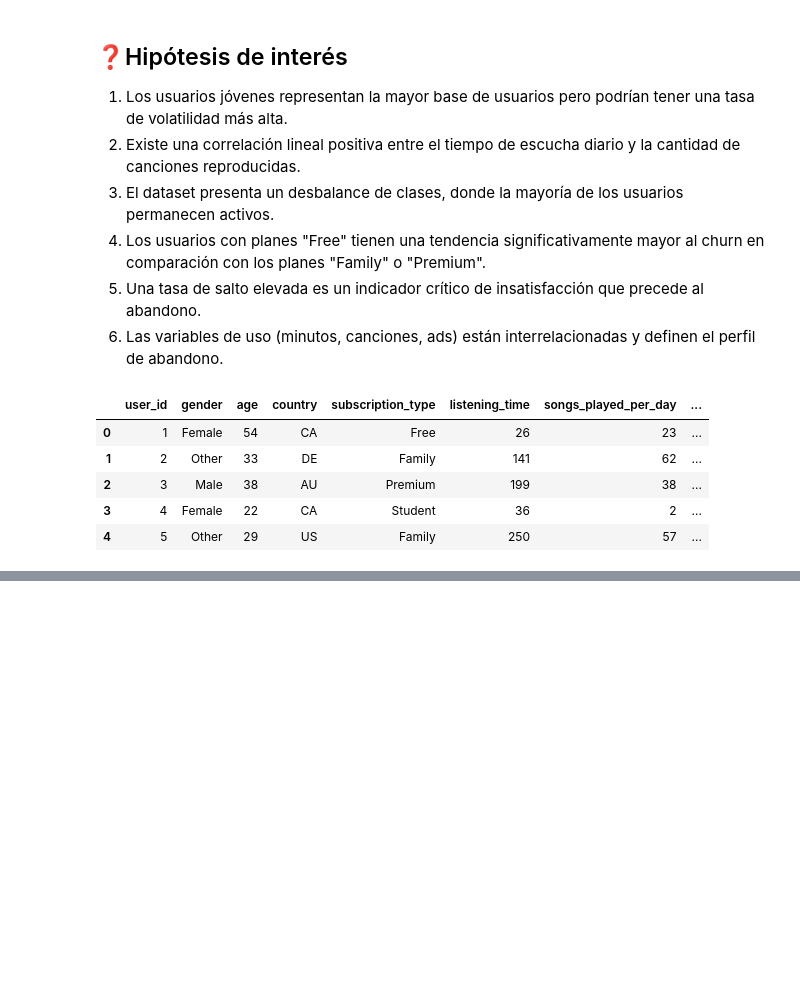
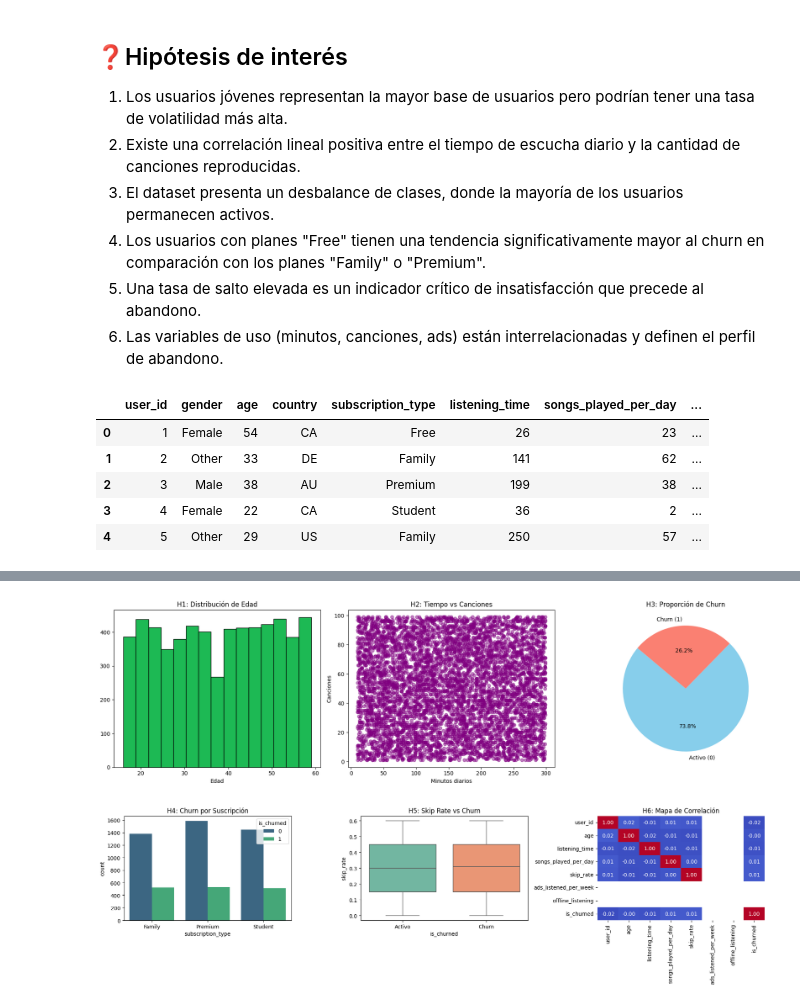
Before and after one commit to catalinamedran/Curso_Data_Science_II, a Jupyter notebook: Spotify_Analysis Medran C.ipynb, the cells around one changed output, grey strips where cells are left out. Cells and saved outputs as stored; diff of their text form; code cells hidden in the pictures; blank space fills up the shorter version.

```diff
--- a/Spotify_Analysis Medran C.ipynb
+++ b/Spotify_Analysis Medran C.ipynb
@@ -41,0 +73,52 @@ df.head()
+# %%
+# --- SECCIÓN MATPLOTLIB ---
+plt.figure(figsize=(18, 5))
+
+# 1. Histograma (Hipótesis 1)
+plt.subplot(1, 3, 1)
+plt.hist(df_clean['age'], bins=15, color='#1DB954', edgecolor='black') # Verde Spotify
+plt.title('H1: Distribución de Edad')
+plt.xlabel('Edad')
+
+# 2. Scatter Plot (Hipótesis 2)
+plt.subplot(1, 3, 2)
+plt.scatter(df_clean['listening_time'], df_clean['songs_played_per_day'], alpha=0.5, color='purple')
+plt.title('H2: Tiempo vs Canciones')
+plt.xlabel('Minutos diarios')
+plt.ylabel('Canciones')
+
+# 3. Pie Chart (Hipótesis 3)
+plt.subplot(1, 3, 3)
+churn_counts = df_clean['is_churned'].value_counts()
+plt.pie(churn_counts, labels=['Activo (0)', 'Churn (1)'], autopct='%1.1f%%', colors=['skyblue', 'salmon'], startangle=140)
+plt.title('H3: Proporción de Churn')
+
+plt.tight_layout()
+plt.show()
+
+# --- SECCIÓN SEABORN ---
+plt.figure(figsize=(18, 5))
+
+# 4. Countplot (Hipótesis 4)
+plt.subplot(1, 3, 1)
+sns.countplot(data=df_clean, x='subscription_type', hue='is_churned', palette='viridis')
+plt.title('H4: Churn por Suscripción')
+
+# 5. Boxplot (Hipótesis 5)
+plt.subplot(1, 3, 2)
+sns.boxplot(data=df_clean, x='is_churned', y='skip_rate', palette='Set2')
+plt.title('H5: Skip Rate vs Churn')
+plt.xticks([0, 1], ['Activo', 'Churn'])
+
+# 6. Heatmap (Hipótesis 6)
+plt.subplot(1, 3, 3)
+# Solo numéricas para el heatmap
+numeric_df = df_clean.select_dtypes(include=['float64', 'int64'])
+sns.heatmap(numeric_df.corr(), annot=True, cmap='coolwarm', fmt=".2f", cbar=False)
+plt.title('H6: Mapa de Correlación')
+
+plt.tight_layout()
+plt.show()
+# %% [output]
+[figure, added]
+[figure, added]
```
Also changed, not shown: parts of 4 cells of this notebook.
